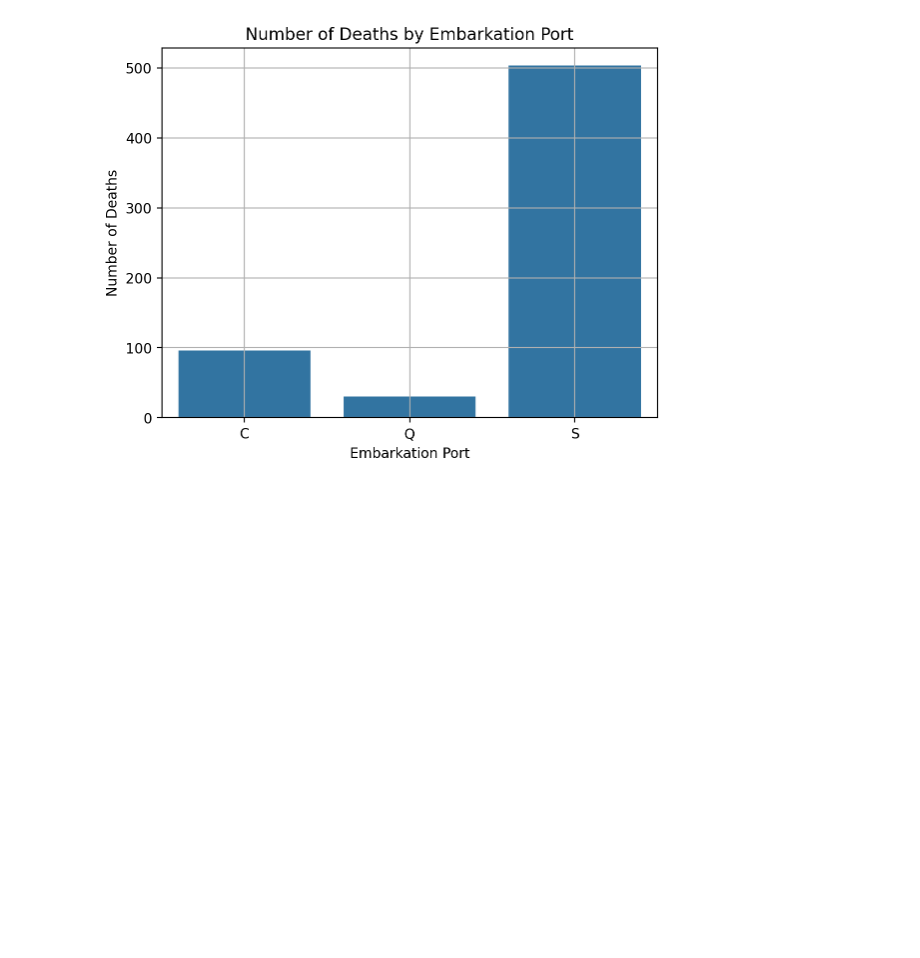
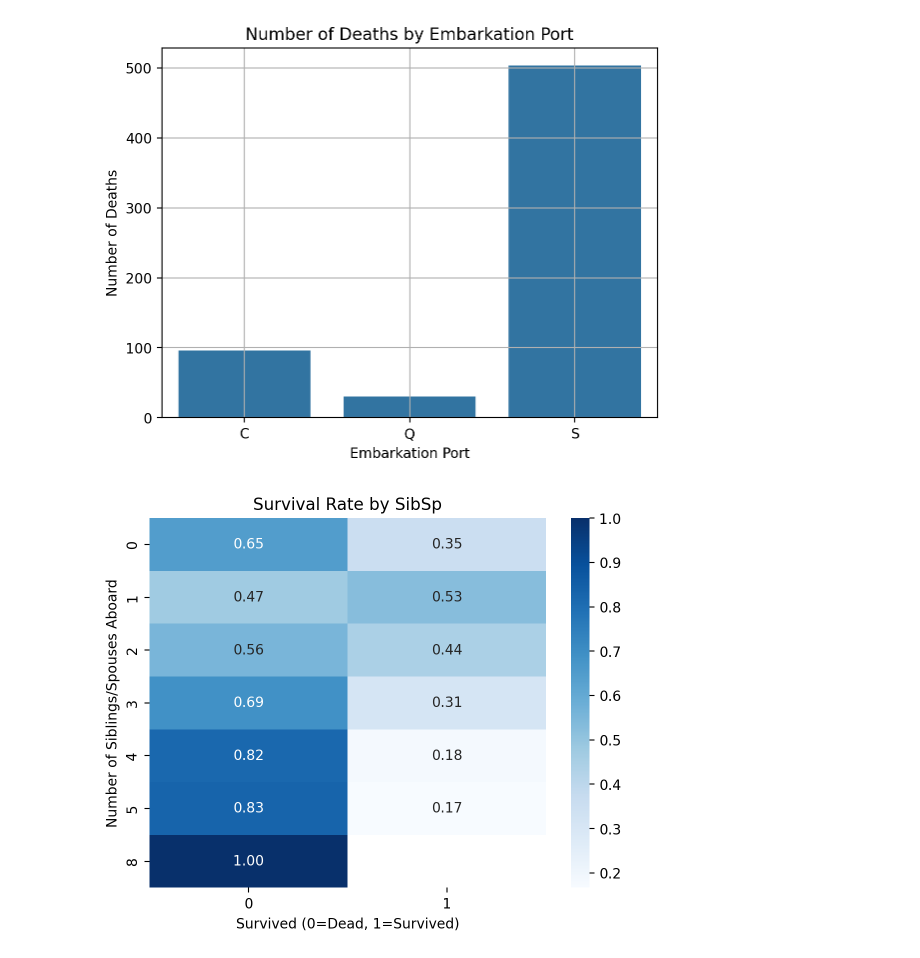
Before and after one commit to jinsumin81/BD-team, a Jupyter notebook: 타이타닉분석.ipynb, the cells around one changed output. Cells and saved outputs as stored; diff of their text form; code cells hidden in the pictures; blank space fills up the shorter version.

```diff
--- a/타이타닉분석.ipynb
+++ b/타이타닉분석.ipynb
@@ -214,3 +219,21 @@ plt.grid(True)
 plt.show()
 # %% [output]
 [figure]
+# %%
+# 1. SibSp와 Survived로 그룹화 후 비율 계산
+sibsp_group =ttn2.groupby(['SibSp', 'Survived']).size()
+sibsp_ratio = sibsp_group / sibsp_group.groupby(level=0).sum()
+sibsp_ratio_df = sibsp_ratio.unstack()
+
+# 2. 히트맵 시각화
+import seaborn as sns
+import matplotlib.pyplot as plt
+
+sns.heatmap(sibsp_ratio_df, annot=True, cmap='Blues', fmt=".2f")
+plt.title('Survival Rate by SibSp')
+plt.xlabel('Survived (0=Dead, 1=Survived)')
+plt.ylabel('Number of Siblings/Spouses Aboard')
+plt.grid(False)
+plt.show()
+# %% [output]
+[figure, added]
```
Also changed, not shown: parts of 3 cells of this notebook.
